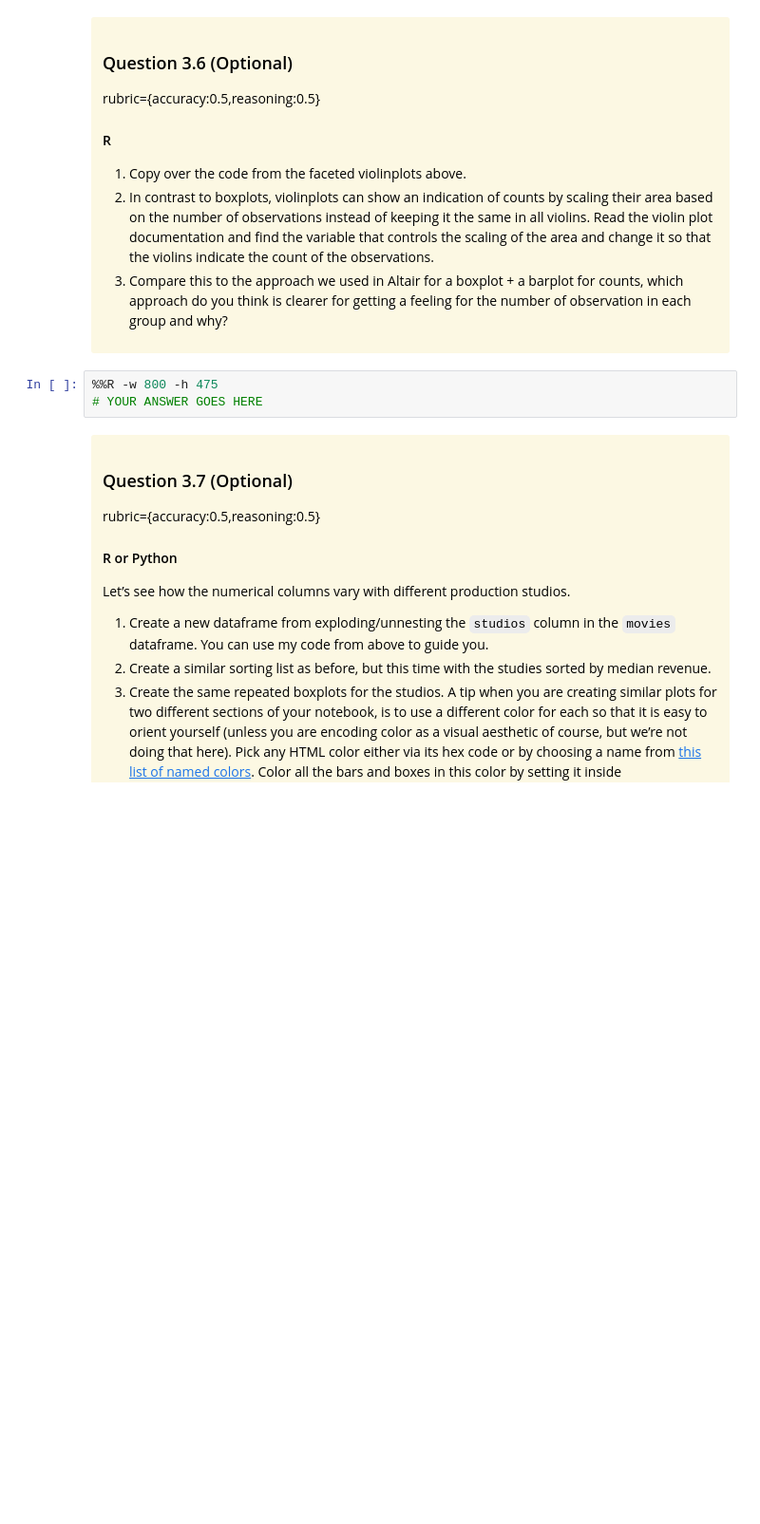
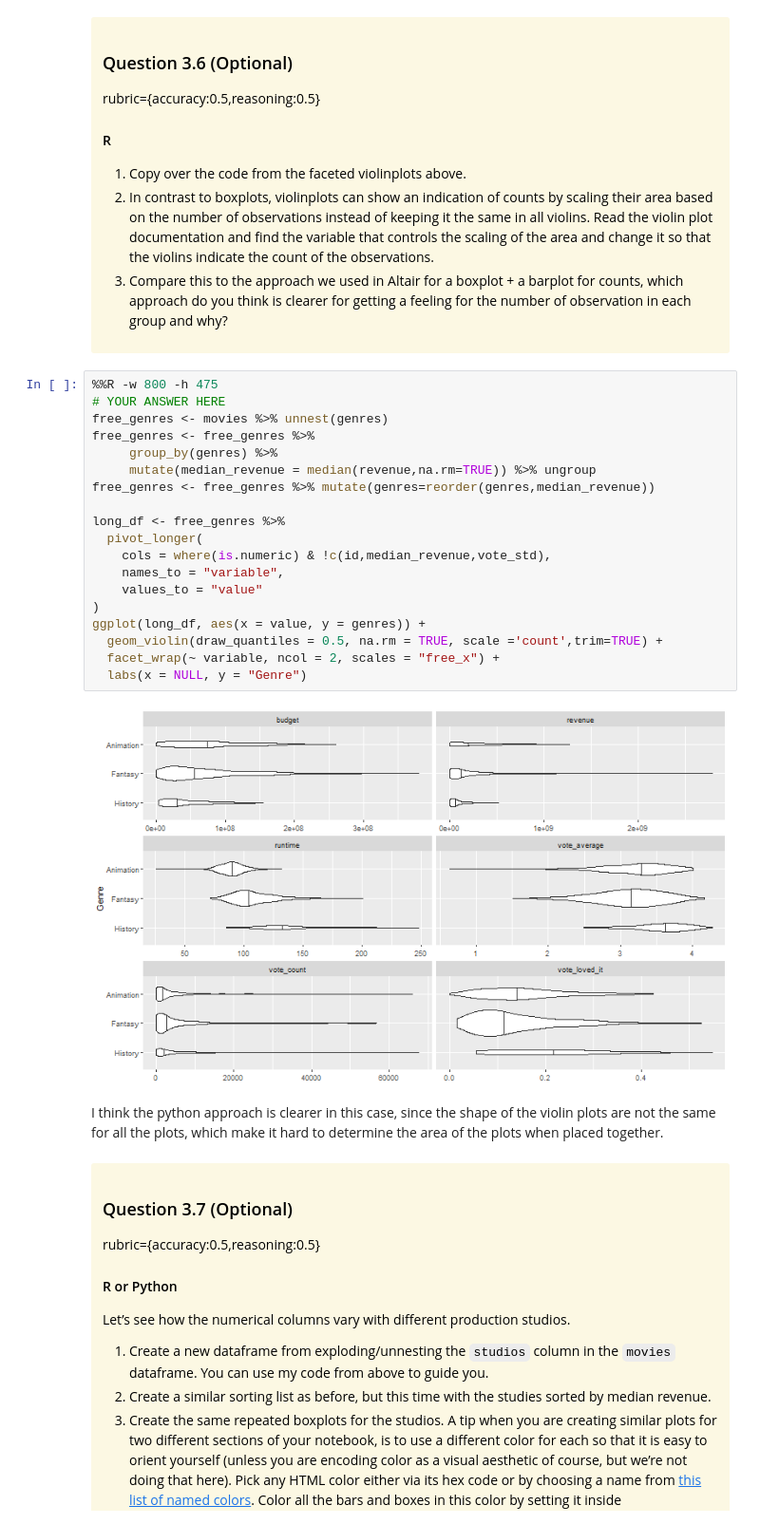
Before and after one commit to Zihao-Sheng/DATA_550_lab2_group14, a Jupyter notebook: lab2.ipynb, the cells around one changed output. Shown at 95% size. Cells and saved outputs as stored; diff of their text form; blank space fills up the shorter version.

```diff
--- a/lab2.ipynb
+++ b/lab2.ipynb
@@ -604,9 +618,29 @@ rubric={accuracy:0.5,reasoning:0.5}
 </ol>
 
 </div>
-# %%
-%%R -w 800 -h 475
-# YOUR ANSWER GOES HERE
+# %%
+%%R -w 800 -h 475
+# YOUR ANSWER HERE
+free_genres <- movies %>% unnest(genres)
+free_genres <- free_genres %>%
+     group_by(genres) %>%
+     mutate(median_revenue = median(revenue,na.rm=TRUE)) %>% ungroup
+free_genres <- free_genres %>% mutate(genres=reorder(genres,median_revenue))
+
+long_df <- free_genres %>%
+  pivot_longer(
+    cols = where(is.numeric) & !c(id,median_revenue,vote_std),
+    names_to = "variable",
+    values_to = "value"
+)
+ggplot(long_df, aes(x = value, y = genres)) +
+  geom_violin(draw_quantiles = 0.5, na.rm = TRUE, scale ='count',trim=TRUE) +
+  facet_wrap(~ variable, ncol = 2, scales = "free_x") +
+  labs(x = NULL, y = "Genre")
+# %% [output]
+[figure, added]
+# %% [markdown]
+I think the python approach is clearer in this case, since the shape of the violin plots are not the same for all the plots, which make it hard to determine the area of the plots when placed together.
 # %% [markdown]
 <div class="alert alert-warning" style="color:black">
 
```
Also changed, not shown: parts of 7 cells of this notebook.
